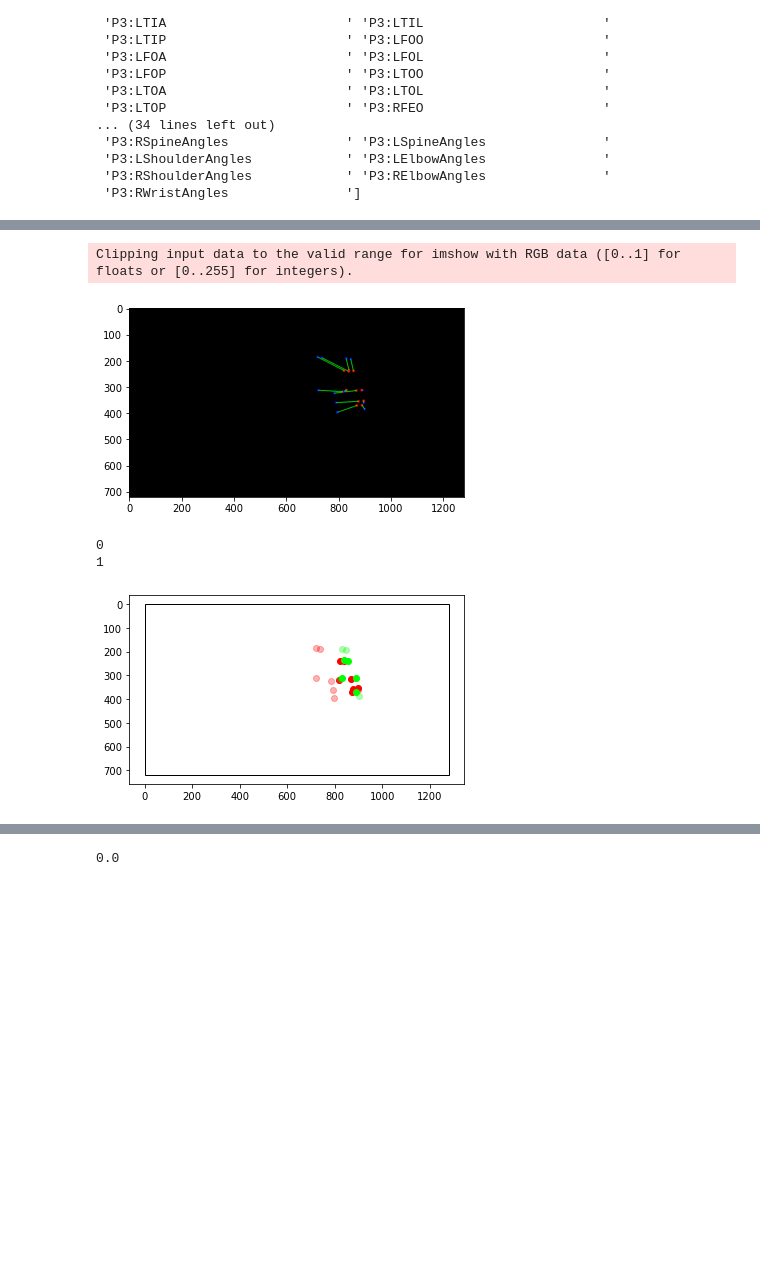
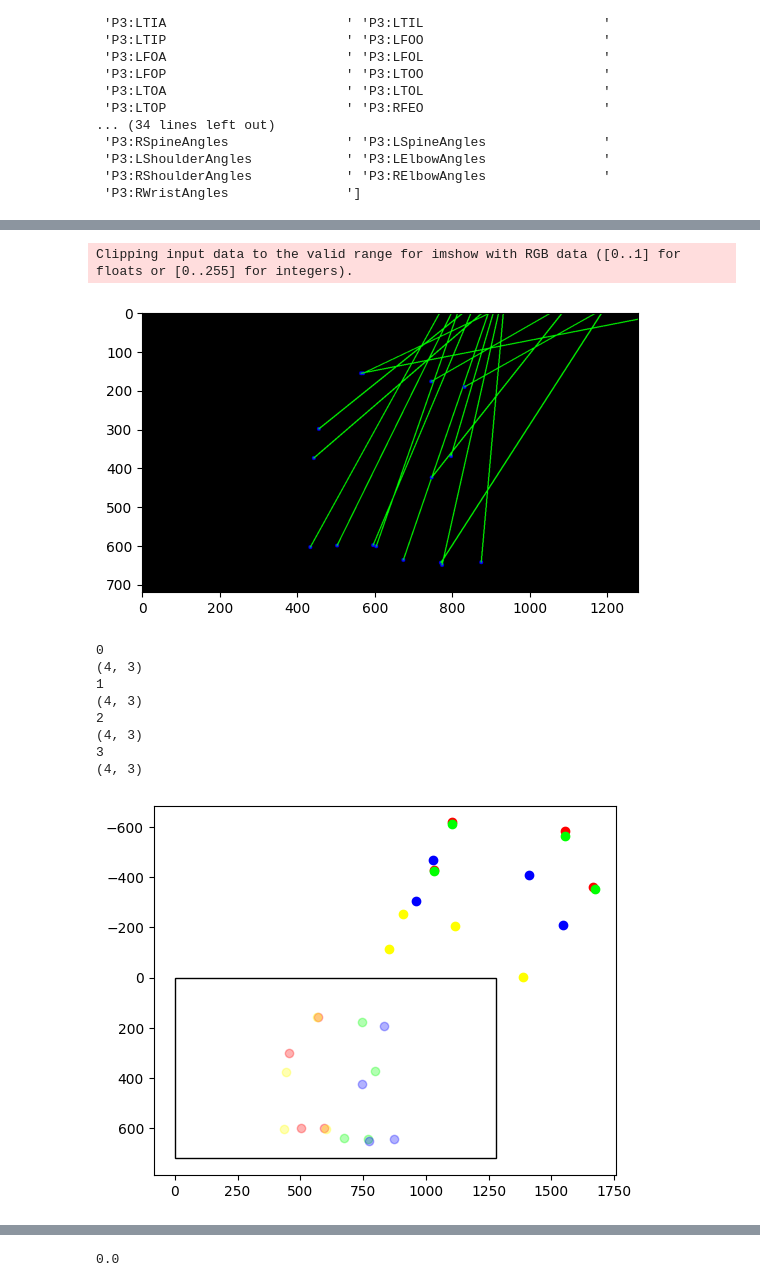
Before and after one commit to event-driven-robotics/hpe-core, a Jupyter notebook: datasets/vicon_processing/notebooks/estimation_with_markers.ipynb, the cells around one changed output, grey strips where cells are left out. Cells and saved outputs as stored; diff of their text form; code cells hidden in the pictures; blank space fills up the shorter version.

Commit message:
fix labels matching and delay implementation

```diff
--- a/datasets/vicon_processing/notebooks/estimation_with_markers.ipynb
+++ b/datasets/vicon_processing/notebooks/estimation_with_markers.ipynb
@@ -24,12 +21,12 @@ The autoreload extension is already loaded. To reload it, use:
 # %%
 # import the DVS data
-dvs_file_path = '/home/schiavazza/data/hpe/calibtest/1/ATIS_D'
+dvs_file_path = '/hpe/Users/Stefano/hpe/vicon/side_f1/atis-d/'
 dvs_helper = DvsHelper(dvs_file_path)
 # %% [output]
 no manual zero time found, using zero instead
 # %%
-dvs_helper.read_points_labels('../scripts/data/calibtest_points.yml');
-labels_times = dvs_helper.labeled_points['times'][:2]
+dvs_helper.read_points_labels('../scripts/config/side_labels.yml');
+labels_times = np.array(dvs_helper.labeled_points['times'])[[1, 3, 4]]
 print(labels_times)
 # labels_times = [0.0]
 # %% [output]
@@ -42,7 +59,7 @@ print(labels)
 # %%
 # load c3d vicon data
-c3d_file_path = '/home/schiavazza/data/hpe/vicon/side_f1.c3d'
-c3d_helper = C3dHelper(c3d_file_path)
+c3d_file_path = '/hpe/Users/Stefano/hpe/vicon/side_f1.c3d'
+c3d_helper = C3dHelper(c3d_file_path, delay=-0.2)
 print(c3d_helper.reader.point_labels)
 # %% [output]
 ['camera:cam_right              ' 'camera:cam_back               '
@@ -251,6 +329,6 @@ projected_points = proj_helper.project_to_frame(
         )
     )
 
-# projected_points = proj_helper.project_to_frame(
-#     proj_helper.world_points
-#     )
+projected_points = proj_helper.project_to_frame(
+    proj_helper.world_points
+    )
@@ -263,42 +360,49 @@ plt.imshow(frame)
 plt.show()
 # %% [output]
 Clipping input data to the valid range for imshow with RGB data ([0..1] for floats or [0..255] for integers).
-[figure, old version]
+[figure, new version]
 # %%
 %matplotlib inline
 fig = plt.figure()
 ax = plt.axes()
 
-s = 7
+s = 4
 colors = [
     (1.0, 0.0, 0.0),
     (0.0, 1.0, 0.0),
     (0.0, 0.0, 1.0),
     (1.0, 1.0, 0.0),
     (1.0, 0.0, 1.0),
     (0.0, 1.0, 1.0),
     (1.0, 1.0, 1.0),
     (1.0, 1.0, 1.0)
 ]
 for i, t in enumerate(labels_times):
     print(i)
     vis_utils.plot_2d_points_plt(ax, projected_points[s*i:s*(i+1)], color=colors[i])
+    print(projected_points[s*i:s*(i+1)].shape)
 
     alpha = 0.3
     vis_utils.plot_2d_points_plt(ax, proj_helper.image_points[s*i:s*(i+1)], color=colors[i], alpha=alpha)
 
 ax.add_patch(Rectangle((0, 0), 1280, 720, fill=False))
 
 xlim = ax.get_xlim()
 ylim = ax.get_ylim()
 
 ax.set_xlim(min(0, xlim[0]), max(1280, xlim[1]))
 ax.set_ylim(min(0, ylim[0]), max(720, ylim[1]))
 
 ax.axes.set_aspect('equal')
 
 plt.gca().invert_yaxis()
 # %% [output]
 0
+(4, 3)
 1
+(4, 3)
+2
+(4, 3)
+3
+(4, 3)
-[figure, old version]
+[figure, new version]
```
Also changed, not shown: parts of 31 cells of this notebook, 9 other files.
